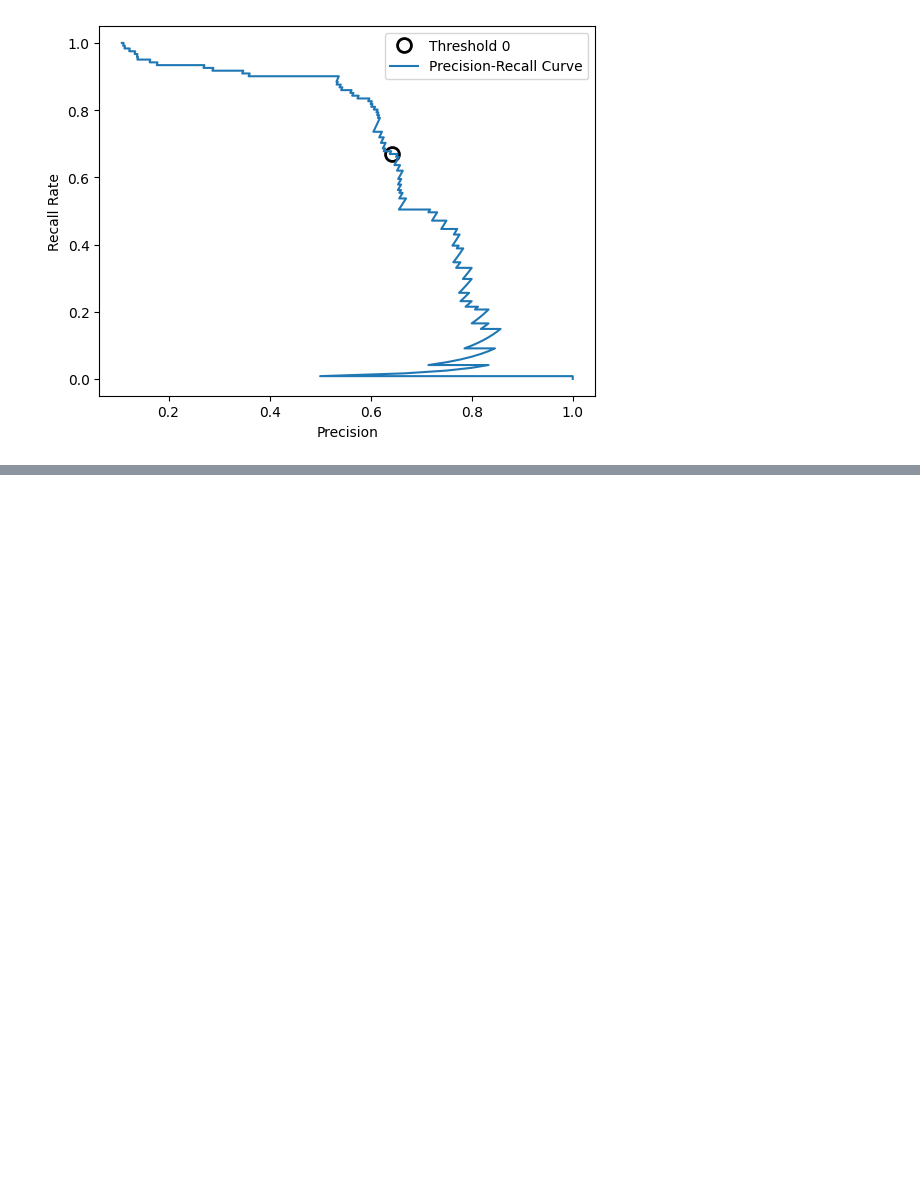
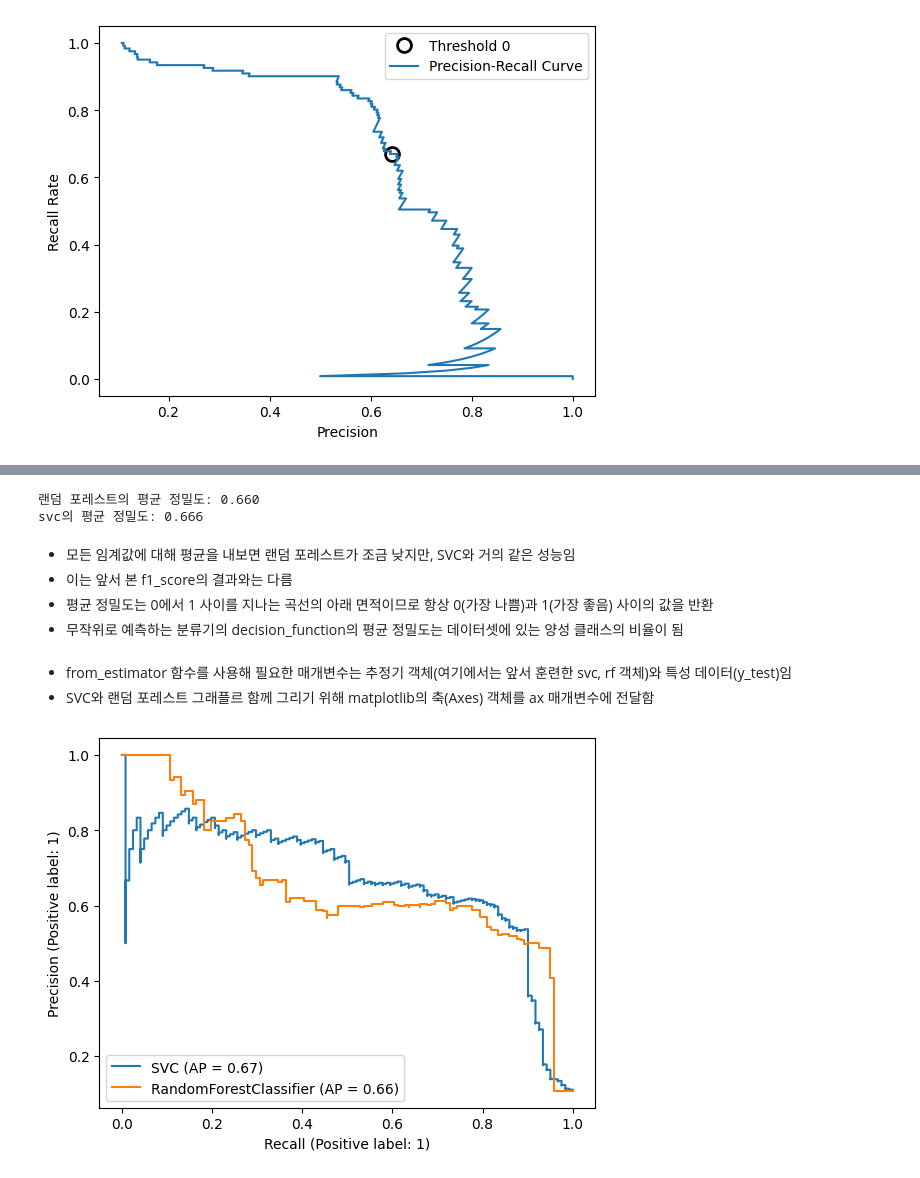
Before and after one commit to haribo09876/MachineLearning, a Jupyter notebook: 05. ModelEvaluationAndPerformanceImprovement/03. EvaluationIndicatorsAndMeasurements.ipynb, the cells around one changed output, grey strips where cells are left out. Cells and saved outputs as stored; diff of their text form; code cells hidden in the pictures; blank space fills up the shorter version.

```diff
--- a/05. ModelEvaluationAndPerformanceImprovement/03. EvaluationIndicatorsAndMeasurements.ipynb
+++ b/05. ModelEvaluationAndPerformanceImprovement/03. EvaluationIndicatorsAndMeasurements.ipynb
@@ -433,0 +487,28 @@ plt.legend(loc="best");
+# %%
+from sklearn.metrics import average_precision_score
+ap_rf = average_precision_score(y_test, rf.predict_proba(X_test)[:, 1])
+ap_svc = average_precision_score(y_test, svc.decision_function(X_test))
+print("랜덤 포레스트의 평균 정밀도: {:.3f}".format(ap_rf))
+print("svc의 평균 정밀도: {:.3f}".format(ap_svc))
+# %% [output]
+랜덤 포레스트의 평균 정밀도: 0.660
+svc의 평균 정밀도: 0.666
+# %% [markdown]
+- 모든 임계값에 대해 평균을 내보면 랜덤 포레스트가 조금 낮지만, SVC와 거의 같은 성능임
+- 이는 앞서 본 f1_score의 결과와는 다름
+- 평균 정밀도는 0에서 1 사이를 지나는 곡선의 아래 면적이므로 항상 0(가장 나쁨)과 1(가장 좋음) 사이의 값을 반환
+- 무작위로 예측하는 분류기의 decision_function의 평균 정밀도는 데이터셋에 있는 양성 클래스의 비율이 됨
+# %% [markdown]
+- from_estimator 함수를 사용해 필요한 매개변수는 추정기 객체(여기에서는 앞서 훈련한 svc, rf 객체)와 특성 데이터(y_test)임
+- SVC와 랜덤 포레스트 그래플르 함께 그리기 위해 matplotlib의 축(Axes) 객체를 ax 매개변수에 전달함
+# %%
+from sklearn.metrics import PrecisionRecallDisplay
+
+fig, ax = plt.subplots()
+# SVC 곡선 그리기
+PrecisionRecallDisplay.from_estimator(svc, X_test, y_test, ax=ax)
+# 랜덤 포레스트 곡선 그리기
+PrecisionRecallDisplay.from_estimator(rf, X_test, y_test, ax=ax)
+plt.show();
+# %% [output]
+[figure, added]
```
Also changed, not shown: parts of 40 cells of this notebook, 1 other file.
